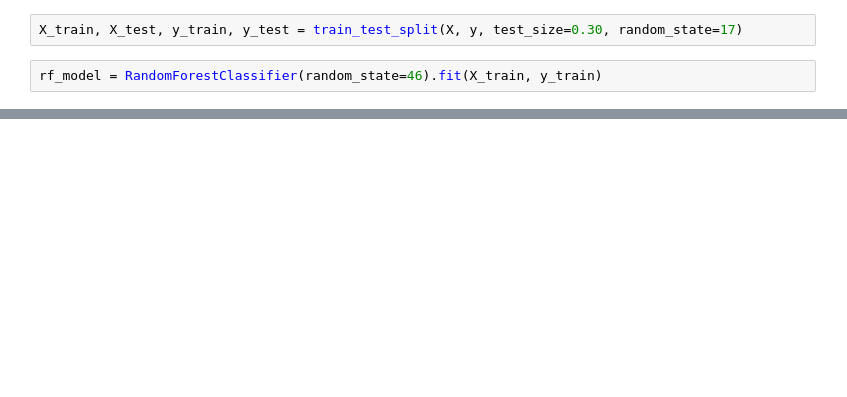
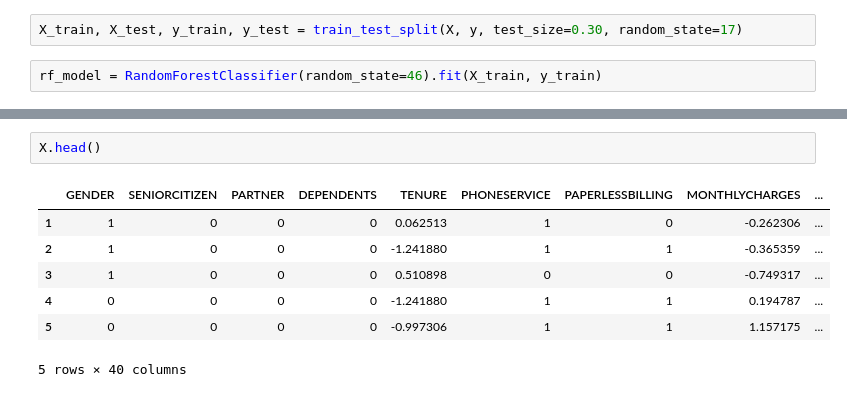
Before and after one commit to albayrakalperen/Miuul-Machine-Learning-Summer-Camp, a Jupyter notebook: Week 3/Project 2/Telco-Customer-Churn.ipynb, the cells around one changed output, grey strips where cells are left out. Drawn from its saved outputs; the diff is of its cells as text; blank space fills up the shorter version.

```diff
--- a/Week 3/Project 2/Telco-Customer-Churn.ipynb
+++ b/Week 3/Project 2/Telco-Customer-Churn.ipynb
@@ -846,0 +921,10 @@ accuracy_score(y_pred, y_test)
+# %%
+X.head()
+# %% [output]
+|  | GENDER | SENIORCITIZEN | PARTNER | DEPENDENTS | TENURE | PHONESERVICE | PAPERLESSBILLING | MONTHLYCHARGES | ... |
+| 1 | 1 | 0 | 0 | 0 | 0.062513 | 1 | 0 | -0.262306 | ... |
+| 2 | 1 | 0 | 0 | 0 | -1.241880 | 1 | 1 | -0.365359 | ... |
+| 3 | 1 | 0 | 0 | 0 | 0.510898 | 0 | 0 | -0.749317 | ... |
+| 4 | 0 | 0 | 0 | 0 | -1.241880 | 1 | 1 | 0.194787 | ... |
+| 5 | 0 | 0 | 0 | 0 | -0.997306 | 1 | 1 | 1.157175 | ... |
+5 rows × 40 columns
```
Also changed, not shown: parts of 32 cells of this notebook.
